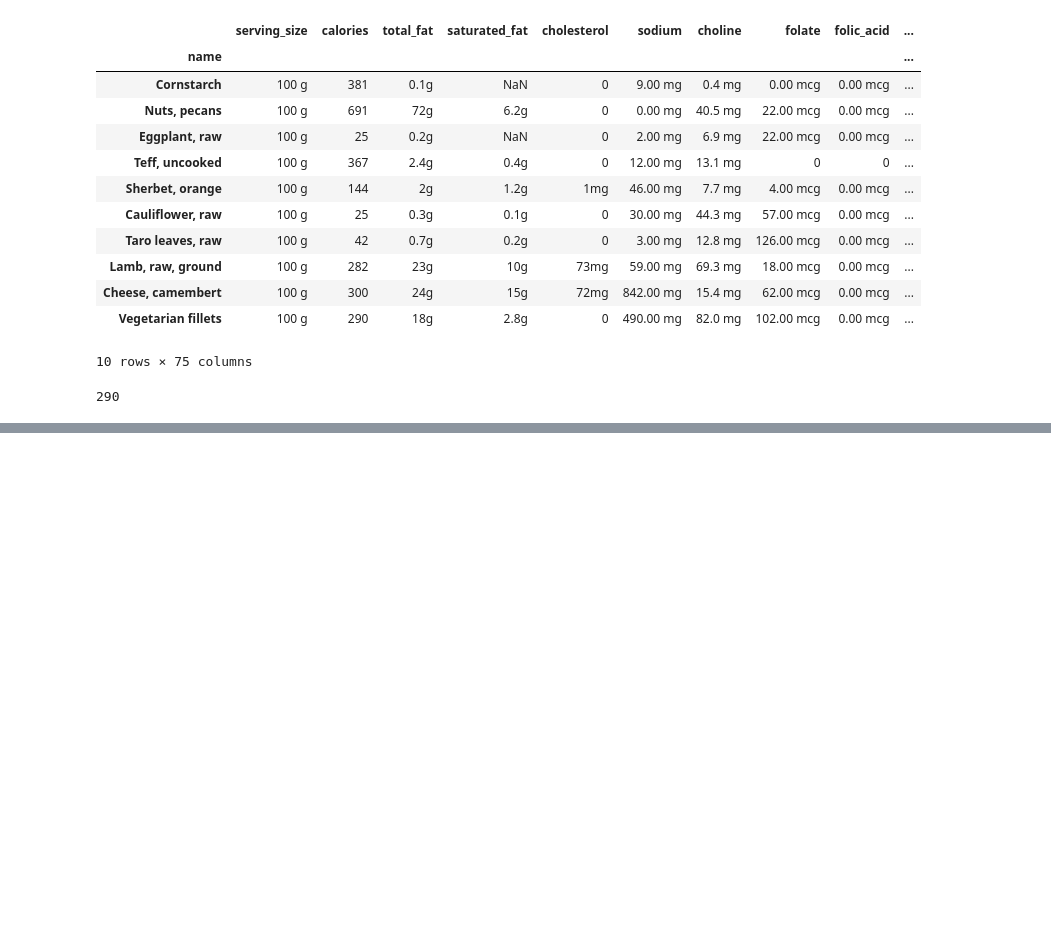
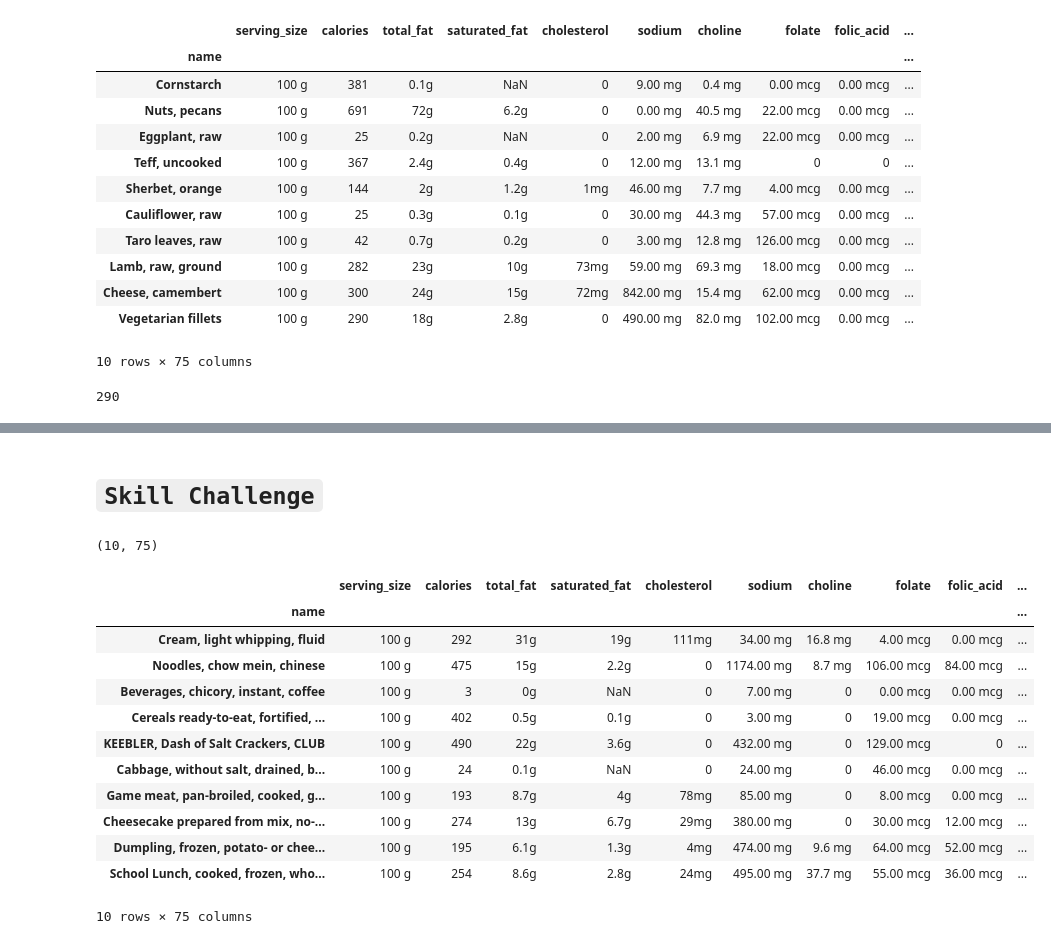
Before and after one commit to AmroEid77/Advance-Pandas, a Jupyter notebook: Working With DataFrames/DataFrame.ipynb, the cells around one changed output, grey strips where cells are left out. Drawn from its saved outputs; the diff is of its cells as text; code cells hidden in the pictures; blank space fills up the shorter version.

```diff
--- a/Working With DataFrames/DataFrame.ipynb
+++ b/Working With DataFrames/DataFrame.ipynb
@@ -917,0 +1054,24 @@ nutrition.iloc[9,1]
+# %% [markdown]
+# `Skill Challenge`
+# %%
+nutr_mini = nutrition.sample(n=10, axis=0) # if the axis is zero we get random sample based on row but if it's 1 we get random columns with all rows
+# %%
+nutr_mini.shape
+# %% [output]
+(10, 75)
+# %%
+nutr_mini
+# %% [output]
+|  | serving_size | calories | total_fat | saturated_fat | cholesterol | sodium | choline | folate | folic_acid | ... |
+| name |  |  |  |  |  |  |  |  |  | ... |
+| Cream, light whipping, fluid | 100 g | 292 | 31g | 19g | 111mg | 34.00 mg | 16.8 mg | 4.00 mcg | 0.00 mcg | ... |
+| Noodles, chow mein, chinese | 100 g | 475 | 15g | 2.2g | 0 | 1174.00 mg | 8.7 mg | 106.00 mcg | 84.00 mcg | ... |
+| Beverages, chicory, instant, coffee | 100 g | 3 | 0g | NaN | 0 | 7.00 mg | 0 | 0.00 mcg | 0.00 mcg | ... |
+| Cereals ready-to-eat, fortified, ... | 100 g | 402 | 0.5g | 0.1g | 0 | 3.00 mg | 0 | 19.00 mcg | 0.00 mcg | ... |
+| KEEBLER, Dash of Salt Crackers, CLUB | 100 g | 490 | 22g | 3.6g | 0 | 432.00 mg | 0 | 129.00 mcg | 0 | ... |
+| Cabbage, without salt, drained, b... | 100 g | 24 | 0.1g | NaN | 0 | 24.00 mg | 0 | 46.00 mcg | 0.00 mcg | ... |
+| Game meat, pan-broiled, cooked, g... | 100 g | 193 | 8.7g | 4g | 78mg | 85.00 mg | 0 | 8.00 mcg | 0.00 mcg | ... |
+| Cheesecake prepared from mix, no-... | 100 g | 274 | 13g | 6.7g | 29mg | 380.00 mg | 0 | 30.00 mcg | 12.00 mcg | ... |
+| Dumpling, frozen, potato- or chee... | 100 g | 195 | 6.1g | 1.3g | 4mg | 474.00 mg | 9.6 mg | 64.00 mcg | 52.00 mcg | ... |
+| School Lunch, cooked, frozen, who... | 100 g | 254 | 8.6g | 2.8g | 24mg | 495.00 mg | 37.7 mg | 55.00 mcg | 36.00 mcg | ... |
+10 rows × 75 columns
```
Also changed, not shown: parts of 56 cells of this notebook, 1 other file.
